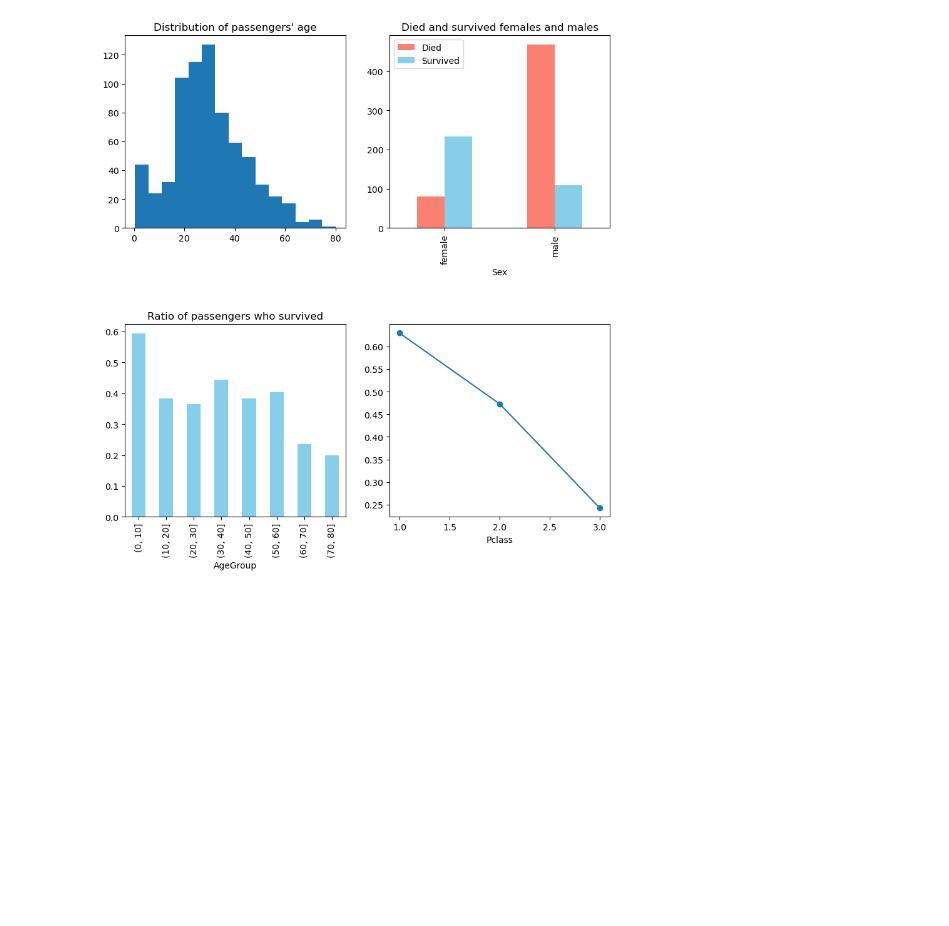
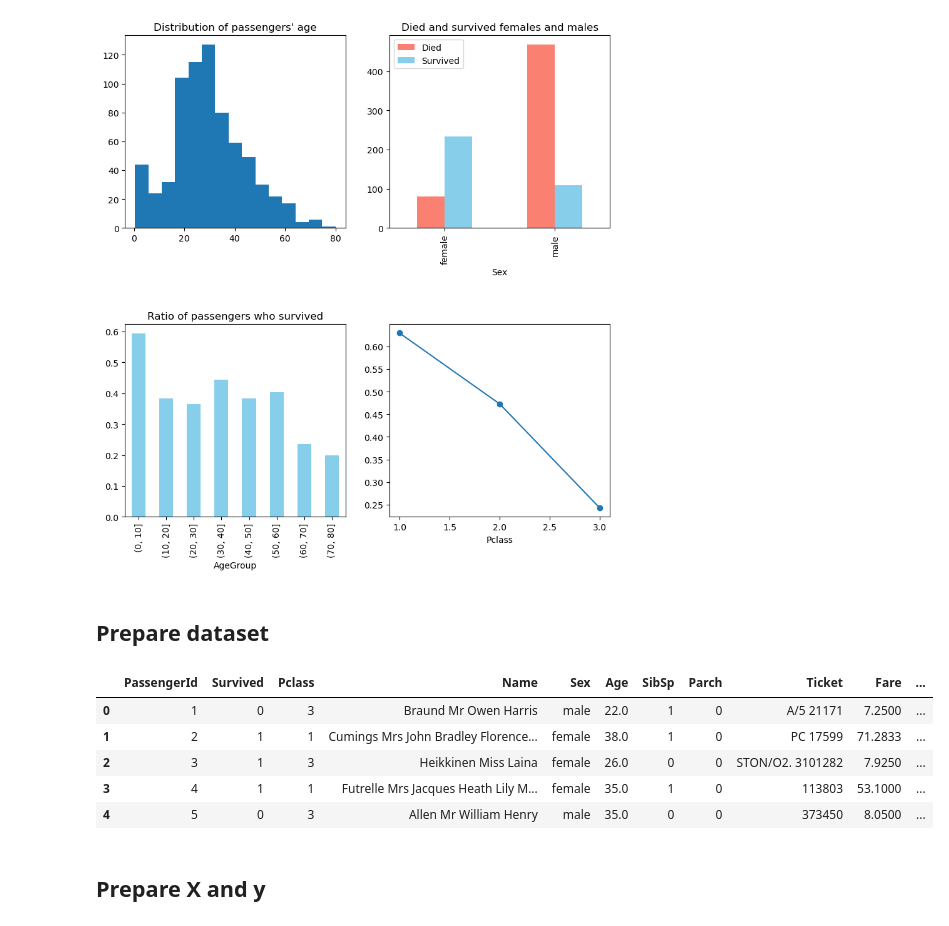
Before and after one commit to Szymx0504/KaggleProjects, a Jupyter notebook: titanic/project.ipynb, the cells around one changed output. Drawn from its saved outputs; the diff is of its cells as text; code cells hidden in the pictures; blank space fills up the shorter version.

Commit message:
Preprocessed the data, created Pipeline, chose the model

```diff
--- a/titanic/project.ipynb
+++ b/titanic/project.ipynb
@@ -152,3 +152,45 @@ survival_by_class.plot(marker="o")
 # %% [output]
 <Axes: xlabel='Pclass'>
 [figure]
+# %% [markdown]
+## Prepare dataset
+# %%
+import re
+
+def adjust_features(data, test=False):
+    data = data.copy()
+    def normalize_name(x):
+        return " ".join([v.strip(",()[].\"'") for v in x.split(" ")])
+
+    def extract_title(x):
+        match = re.search(r"(Mr|Mrs|Miss|Master|Dr|Rev|Col|Major|Mlle|Mme|Ms|Countess|Lady|Sir|Jonkheer|Don|Dona|Capt)", x)
+        return match.group(1) if match else "Other"
+
+    def ticket_number(x):
+        return x.split(" ")[-1]
+
+    # def ticket_item(x):
+    #     items = x.split(" ")
+    #     if len(items) == 1:
+    #         return "NONE"
+    #     return "_".join(items[:-1])
+
+    data["Name"] = data["Name"].apply(normalize_name)
+    data["Title"] = data["Name"].apply(extract_title)
+    # data["TicketNumber"] = data["Ticket"].apply(ticket_number)
+    data["TicketNumber"] = pd.to_numeric(data["Ticket"].apply(ticket_number), errors='coerce').astype("Int64") # ensure it
+    # data["TicketItem"] = data["Ticket"].apply(ticket_item)
+
+    return data
+
+ready_train_df = adjust_features(train_df)
+ready_train_df.head()
+# %% [output]
+|  | PassengerId | Survived | Pclass | Name | Sex | Age | SibSp | Parch | Ticket | Fare | ... |
+| 0 | 1 | 0 | 3 | Braund Mr Owen Harris | male | 22.0 | 1 | 0 | A/5 21171 | 7.2500 | ... |
+| 1 | 2 | 1 | 1 | Cumings Mrs John Bradley Florence... | female | 38.0 | 1 | 0 | PC 17599 | 71.2833 | ... |
+| 2 | 3 | 1 | 3 | Heikkinen Miss Laina | female | 26.0 | 0 | 0 | STON/O2. 3101282 | 7.9250 | ... |
+| 3 | 4 | 1 | 1 | Futrelle Mrs Jacques Heath Lily M... | female | 35.0 | 1 | 0 | 113803 | 53.1000 | ... |
+| 4 | 5 | 0 | 3 | Allen Mr William Henry | male | 35.0 | 0 | 0 | 373450 | 8.0500 | ... |
+# %% [markdown]
+## Prepare X and y
```
Also changed, not shown: parts of 24 cells of this notebook.
